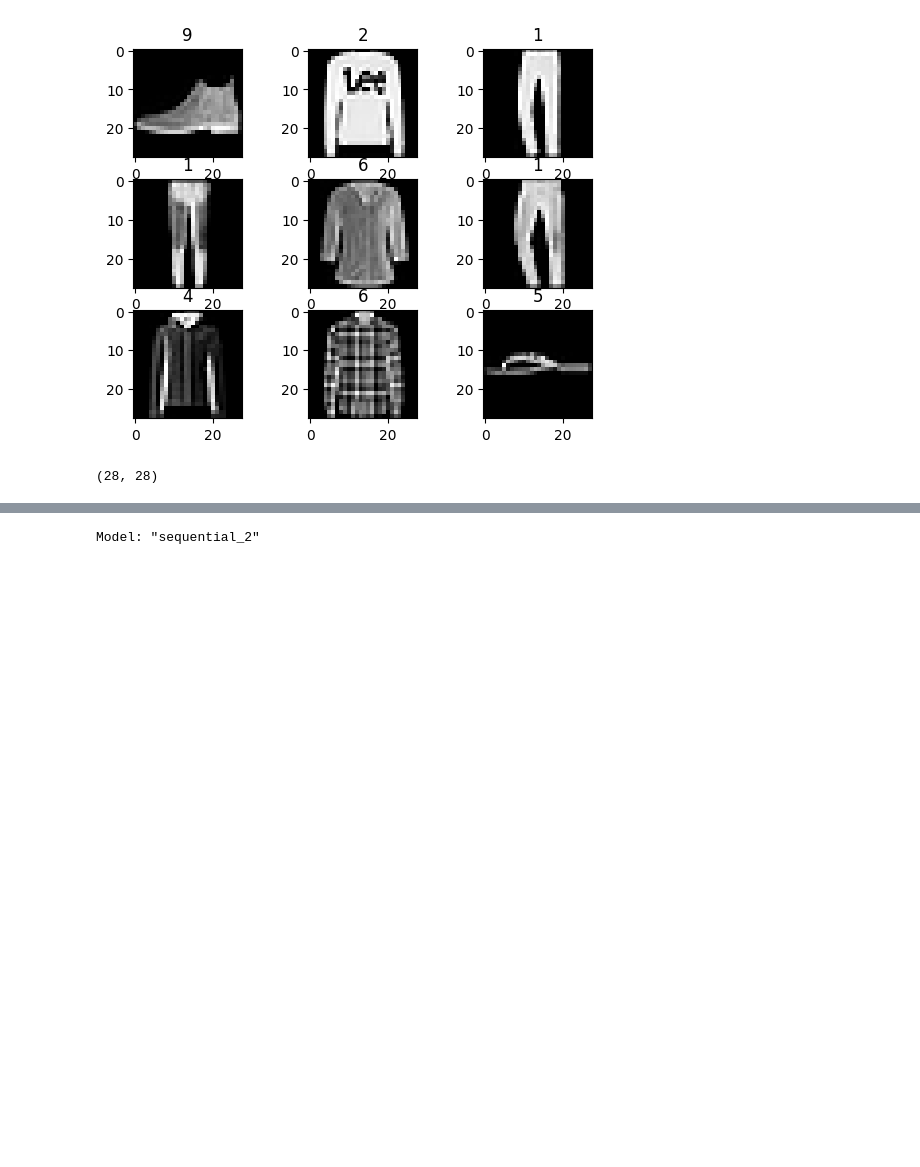
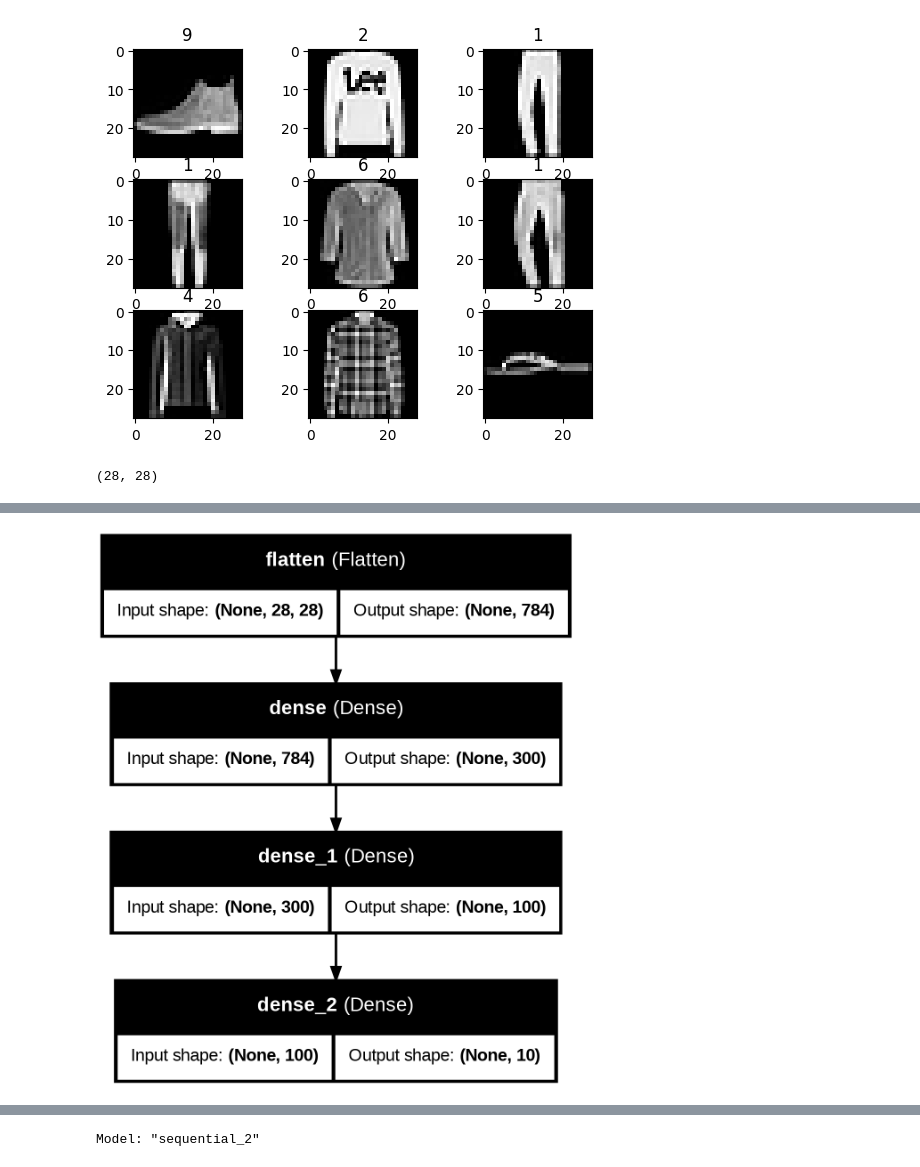
Before and after one commit to sahilkhan-7/deep-learning, a Jupyter notebook: Fashion_MNIST_Classification.ipynb, the cells around one changed output, grey strips where cells are left out. Saved outputs shown, nothing was run; the diff lists cells and outputs as text; code cells hidden in the pictures; blank space fills up the shorter version.

```diff
--- a/Fashion_MNIST_Classification.ipynb
+++ b/Fashion_MNIST_Classification.ipynb
@@ -101,0 +89,7 @@ X_test=X_test.reshape(-1,28,28,1)
+# %%
+model = Sequential()
+model.add(Input(shape=(28, 28)))
+model.add(Flatten())
+model.add(Dense(300, activation='relu'))
+model.add(Dense(100, activation='relu'))
+model.add(Dense(10, activation = 'softmax'))
@@ -101,0 +141,5 @@ X_test=X_test.reshape(-1,28,28,1)
+# %%
+from tensorflow.keras.utils import plot_model
+plot_model(model, show_shapes=True, show_layer_names=True)
+# %% [output]
+[figure, added]
```
Also changed, not shown: parts of 24 cells of this notebook.
